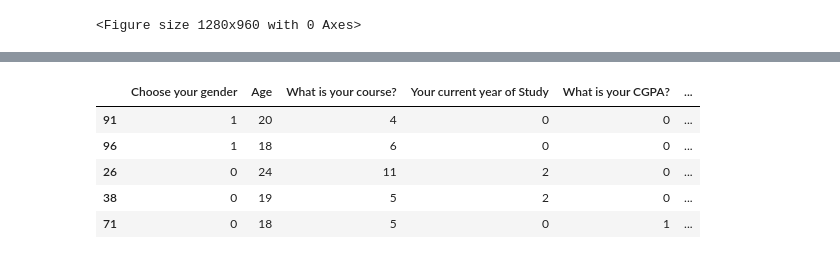
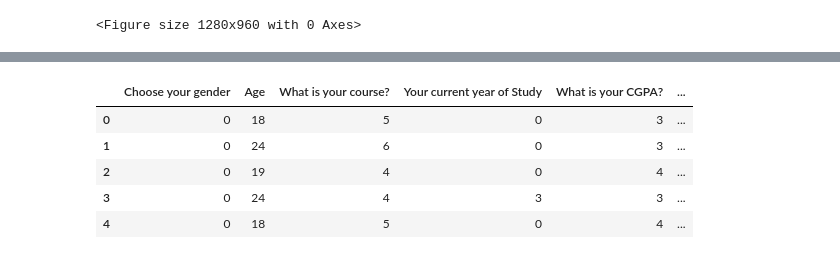
Before and after one commit to Saifix/Mental-Health---Deep-Learning, a Jupyter notebook: Main.ipynb, the cells around one changed output, grey strips where cells are left out. Cells and saved outputs as stored; diff of their text form; code cells hidden in the pictures.

```diff
--- a/Main.ipynb
+++ b/Main.ipynb
@@ -299,11 +335,11 @@ fig.show()
 # %%
 #dataset.to_csv('new_file.csv', index=False)
 
-dataset.head()
+tempdataset.head()
 # %% [output]
 |  | Choose your gender | Age | What is your course? | Your current year of Study | What is your CGPA? | ... |
-| 91 | 1 | 20 | 4 | 0 | 0 | ... |
-| 96 | 1 | 18 | 6 | 0 | 0 | ... |
-| 26 | 0 | 24 | 11 | 2 | 0 | ... |
-| 38 | 0 | 19 | 5 | 2 | 0 | ... |
-| 71 | 0 | 18 | 5 | 0 | 1 | ... |
+| 0 | 0 | 18 | 5 | 0 | 3 | ... |
+| 1 | 0 | 24 | 6 | 0 | 3 | ... |
+| 2 | 0 | 19 | 4 | 0 | 4 | ... |
+| 3 | 0 | 24 | 4 | 3 | 3 | ... |
+| 4 | 0 | 18 | 5 | 0 | 4 | ... |
```
Also changed, not shown: parts of 3 cells of this notebook.
